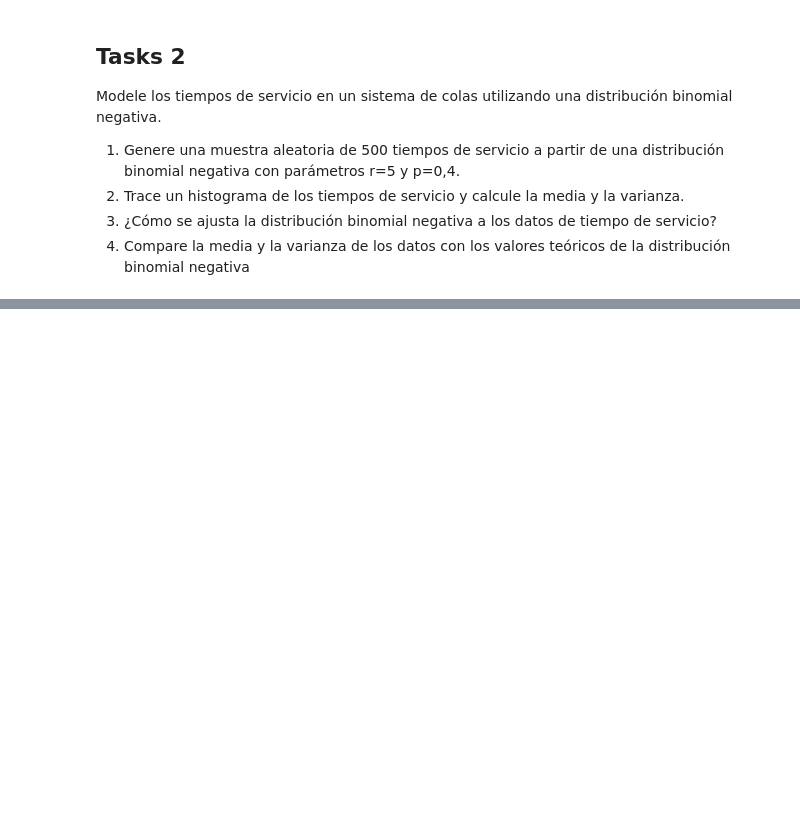
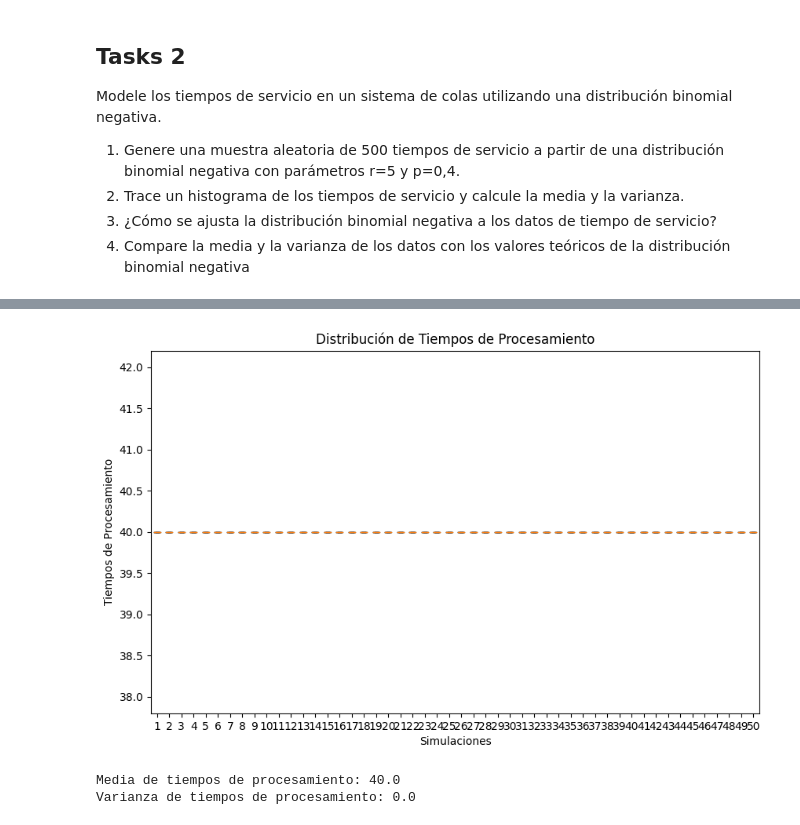
Before and after one commit to JuanDiegoAvila/Lab2_ModSim, a Jupyter notebook: Lab2.ipynb, the cells around one changed output, grey strips where cells are left out. Cells and saved outputs as stored; diff of their text form; code cells hidden in the pictures; blank space fills up the shorter version.

```diff
--- a/Lab2.ipynb
+++ b/Lab2.ipynb
@@ -85,0 +158,35 @@ parámetros r=5 y p=0,4.
+# %%
+import numpy as np
+import matplotlib.pyplot as plt
+
+def simulacion_tiempos_procesamiento(num_tareas, num_defectuosos, num_no_defectuosos, num_simulaciones):
+    resultados_simulacion = []
+    for _ in range(num_simulaciones):
+        tiempos_procesamiento = np.random.hypergeometric(num_no_defectuosos, num_defectuosos, num_tareas, size=50)
+        resultados_simulacion.append(tiempos_procesamiento)
+
+    return np.array(resultados_simulacion)
+
+num_tareas = 50
+num_defectuosos = 10
+num_no_defectuosos = 40
+num_simulaciones = 1000
+
+resultados_simulacion = simulacion_tiempos_procesamiento(num_tareas, num_defectuosos, num_no_defectuosos, num_simulaciones)
+
+medias = np.mean(resultados_simulacion, axis=1)
+varianzas = np.var(resultados_simulacion, axis=1)
+
+plt.figure(figsize=(10, 6))
+plt.boxplot(resultados_simulacion, showfliers=False)
+plt.xlabel('Simulaciones')
+plt.ylabel('Tiempos de Procesamiento')
+plt.title('Distribución de Tiempos de Procesamiento')
+plt.show()
+
+print("Media de tiempos de procesamiento:", np.mean(medias))
+print("Varianza de tiempos de procesamiento:", np.mean(varianzas))
+# %% [output]
+[figure, added]
+Media de tiempos de procesamiento: 40.0
+Varianza de tiempos de procesamiento: 0.0
```
Also changed, not shown: parts of 9 cells of this notebook.
